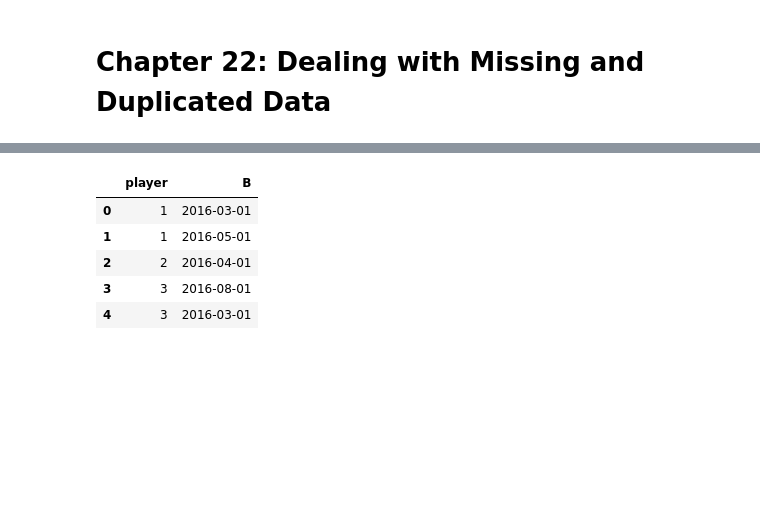
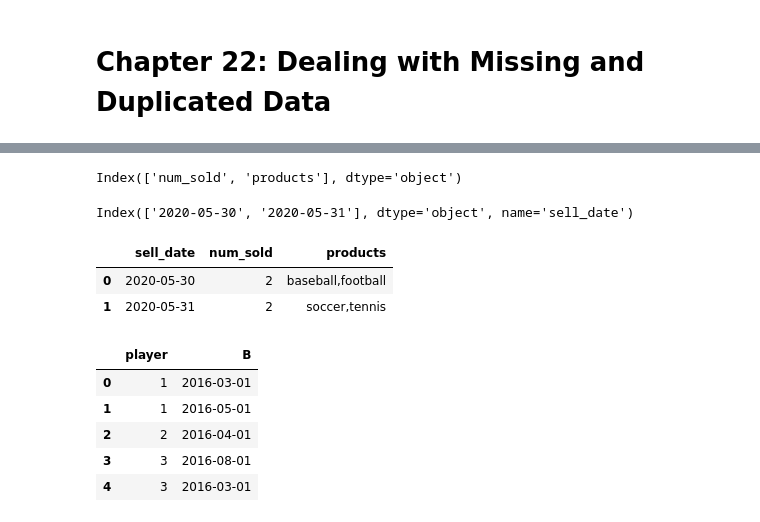
Before and after one commit to stevechengnyc/effective-pandas, a Jupyter notebook: 22-dealing-with-missing-and-duplicated-data.ipynb, the cells around one changed output, grey strips where cells are left out. Drawn from its saved outputs; the diff is of its cells as text; code cells hidden in the pictures; blank space fills up the shorter version.

```diff
--- a/22-dealing-with-missing-and-duplicated-data.ipynb
+++ b/22-dealing-with-missing-and-duplicated-data.ipynb
@@ -9,3 +29,29 @@ df = pd.read_csv(url, index_col=0)
+# %%
+df.groupby('sell_date').agg(
+    num_sold = ('product','nunique'),
+    products = ('product', lambda x:','.join(sorted(set(x))))
+
+).columns
+# %% [output]
+Index(['num_sold', 'products'], dtype='object')
+# %%
+df.groupby('sell_date').agg(
+    num_sold = ('product','nunique'),
+    products = ('product', lambda x:','.join(sorted(set(x))))
+
+).index
+# %% [output]
+Index(['2020-05-30', '2020-05-31'], dtype='object', name='sell_date')
+# %%
+df.groupby('sell_date', as_index =False).agg(
+    num_sold = ('product','nunique'),
+    products = ('product', lambda x:','.join(sorted(set(x))))
+
+)
+# %% [output]
+|  | sell_date | num_sold | products |
+| 0 | 2020-05-30 | 2 | baseball,football |
+| 1 | 2020-05-31 | 2 | soccer,tennis |
 # %%
 df = pd.DataFrame({'player': [1, 1,2, 3,3], 'B': ['2016-03-01','2016-05-01','2016-04-01','2016-08-01','2016-03-01' ]})
 df
```
Also changed, not shown: parts of 2 cells of this notebook.
